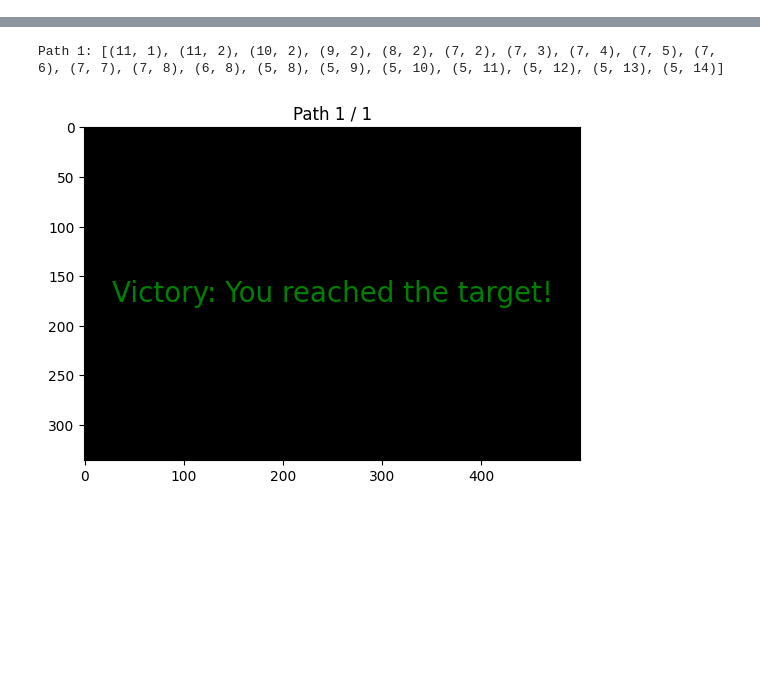
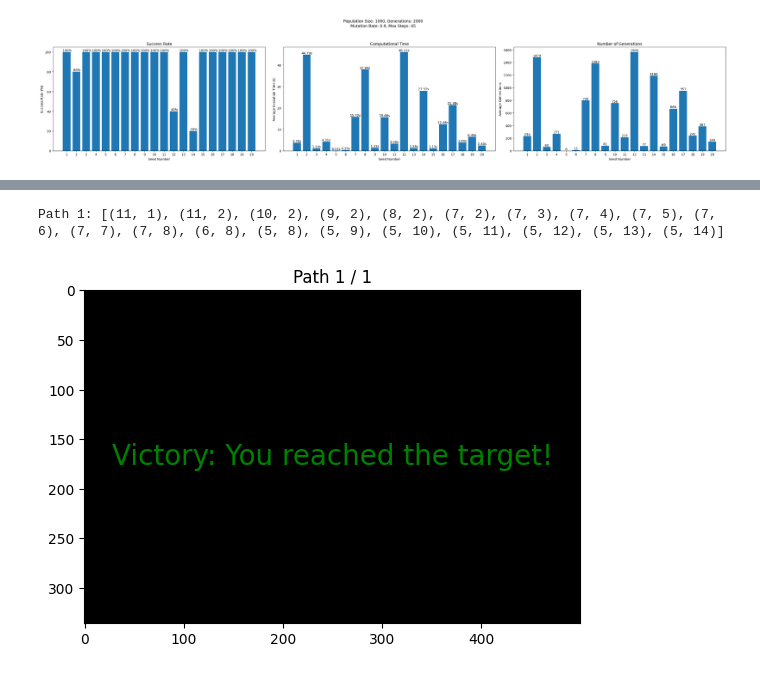
Before and after one commit to valeriomrusso/NetApe, a Jupyter notebook: SearchAlgo/GeneticAlgorithm/Project005.ipynb, the cells around one changed output, grey strips where cells are left out. Cells and saved outputs as stored; diff of their text form; code cells hidden in the pictures; blank space fills up the shorter version.

```diff
--- a/SearchAlgo/GeneticAlgorithm/Project005.ipynb
+++ b/SearchAlgo/GeneticAlgorithm/Project005.ipynb
@@ -48,3 +140,79 @@ Target position: (8, 14)
+# %%
+import pandas as pd
+import matplotlib.pyplot as plt
+
+# Read the CSV file
+df = pd.read_csv("genetic_algorithm_results.csv")
+
+# Get the common parameters (taking first row since these are constant across seeds)
+pop_size = df['population_size'].iloc[0]
+generations = df['generations'].iloc[0]
+mutation_rate = df['mutation_rate'].iloc[0]
+max_steps = df['max_steps'].iloc[0]
+
+# Create the parameter string for the title
+params_title = f'Population Size: {pop_size}, Generations: {generations}\nMutation Rate: {mutation_rate}, Max Steps: {max_steps}'
+bar_width = 0.8
+
+# Create figure with three subplots
+plt.figure(figsize=(30, 6))
+
+# Add the main title with parameters
+plt.suptitle(params_title, fontsize=12, y=1.05)
+
+# Success Rate Bar Graph
+plt.subplot(1, 3, 1)
+success_bars = plt.bar(range(len(df)), df['success_rate'], width=bar_width)
+plt.xlabel('Seed Number')
+plt.ylabel('Success Rate (%)')
+plt.title('Success Rate')
+plt.xticks(range(len(df)), [f'{i+1}' for i in range(len(df))])
+
+# Add value labels on top of each bar
+for bar in success_bars:
+    height = bar.get_height()
+    plt.text(bar.get_x() + bar.get_width()/2., height,
+             f'{height: .0f}%',
+             ha='center', va='bottom')
+
+# Computational Time Bar Graph
+plt.subplot(1, 3, 2)
+time_bars = plt.bar(range(len(df)), df['avg_execution_time'], width=bar_width)
+plt.xlabel('Seed Number')
+plt.ylabel('Average Execution Time (s)')
+plt.title('Computational Time')
+plt.xticks(range(len(df)), [f'{i+1}' for i in range(len(df))])
+
+# Add value labels on top of each bar
+for bar in time_bars:
+    height = bar.get_height()
+    plt.text(bar.get_x() + bar.get_width()/2., height,
+             f'{height:.2f}s',
+             ha='center', va='bottom')
+
+# Generations Bar Graph
+plt.subplot(1, 3, 3)
+gen_bars = plt.bar(range(len(df)), df['avg_generations_needed'], width=bar_width)
+plt.xlabel('Seed Number')
+plt.ylabel('Average Generations')
+plt.title('Number of Generations')
+plt.xticks(range(len(df)), [f'{i+1}' for i in range(len(df))])
+
+# Add value labels on top of each bar
+for bar in gen_bars:
+    height = bar.get_height()
+    plt.text(bar.get_x() + bar.get_width()/2., height,
+             f'{height:.0f}',
+             ha='center', va='bottom')
+
+# Adjust layout to prevent overlap
+plt.tight_layout()
+
+# Save the figure
+plt.savefig('genetic_algorithm_performance_1.png', dpi=300, bbox_inches='tight')
+plt.show()
+# %% [output]
+[figure, added]
 # %%
 population_size = 1000 #number of possible created path in our dictionary
 generations = 2000
```
Also changed, not shown: parts of 4 cells of this notebook, 5 other files.
